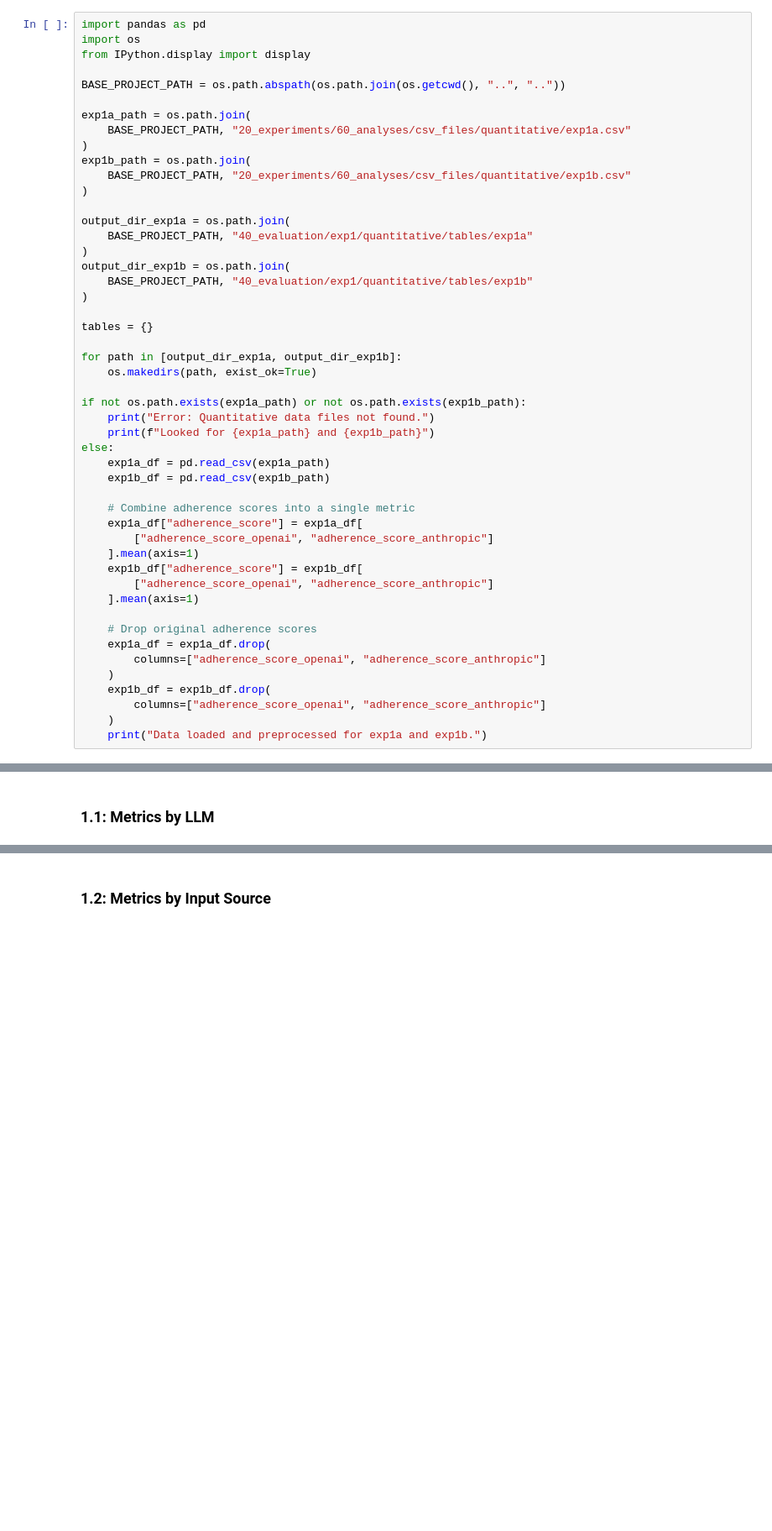
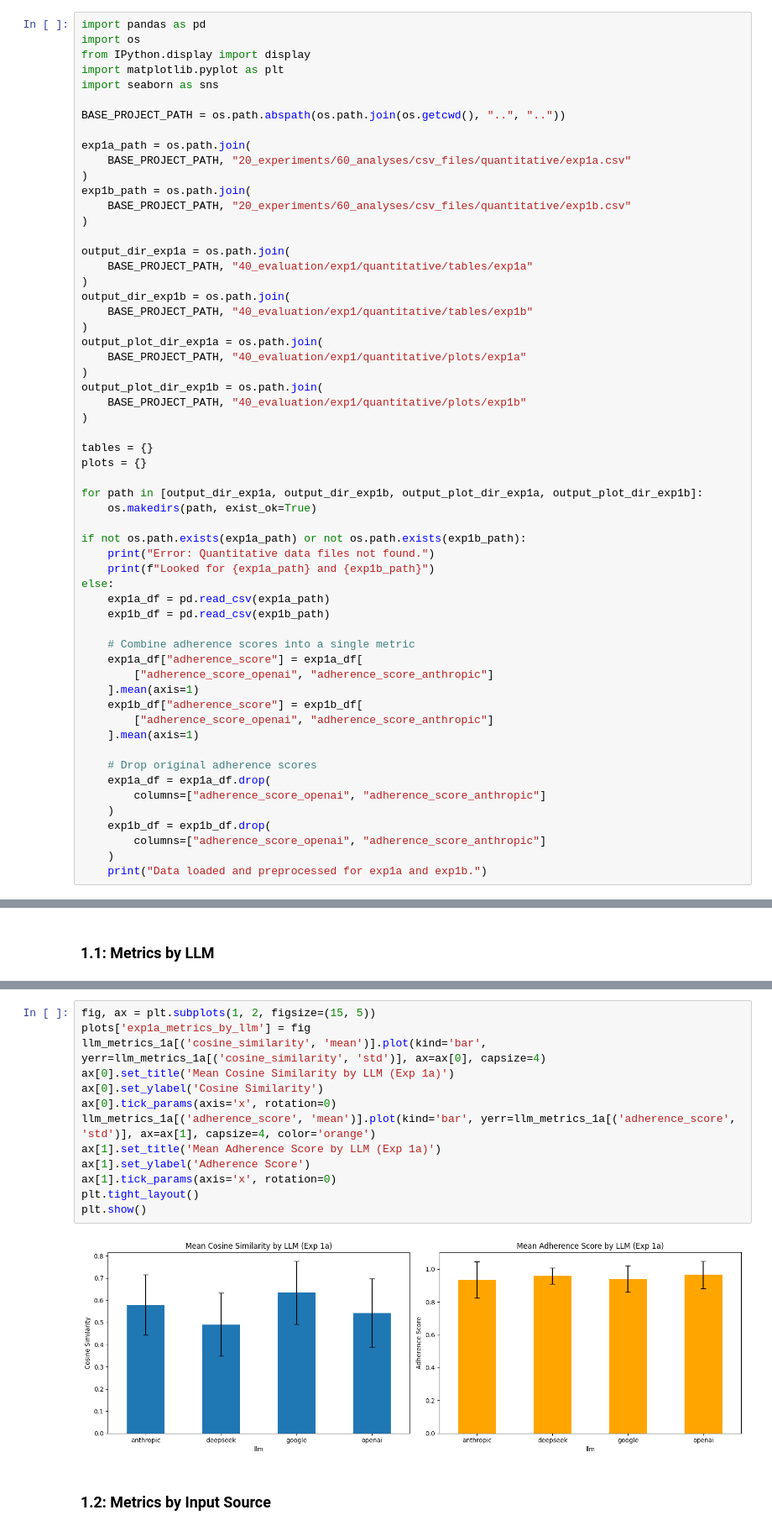
Before and after one commit to mgrube753/bachelor-thesis, a Jupyter notebook: 20_experiments/50_src/evaluation.ipynb, the cells around one changed output, grey strips where cells are left out. Shown: that part at 84% size. Drawn from its saved outputs; the diff is of its cells as text; blank space fills up the shorter version.

Commit message:
set up certain plots/heatmaps; enhance intermed defense

```diff
--- a/20_experiments/50_src/evaluation.ipynb
+++ b/20_experiments/50_src/evaluation.ipynb
@@ -2,6 +2,8 @@
 import pandas as pd
 import os
 from IPython.display import display
+import matplotlib.pyplot as plt
+import seaborn as sns
 
 BASE_PROJECT_PATH = os.path.abspath(os.path.join(os.getcwd(), "..", ".."))
 
@@ -18,10 +20,17 @@ output_dir_exp1a = os.path.join(
 output_dir_exp1b = os.path.join(
     BASE_PROJECT_PATH, "40_evaluation/exp1/quantitative/tables/exp1b"
 )
+output_plot_dir_exp1a = os.path.join(
+    BASE_PROJECT_PATH, "40_evaluation/exp1/quantitative/plots/exp1a"
+)
+output_plot_dir_exp1b = os.path.join(
+    BASE_PROJECT_PATH, "40_evaluation/exp1/quantitative/plots/exp1b"
+)
 
 tables = {}
+plots = {}
 
-for path in [output_dir_exp1a, output_dir_exp1b]:
+for path in [output_dir_exp1a, output_dir_exp1b, output_plot_dir_exp1a, output_plot_dir_exp1b]:
     os.makedirs(path, exist_ok=True)
 
 if not os.path.exists(exp1a_path) or not os.path.exists(exp1b_path):
@@ -60,3 +79,18 @@ display(llm_metrics_1a)
+# %%
+fig, ax = plt.subplots(1, 2, figsize=(15, 5))
+plots['exp1a_metrics_by_llm'] = fig
+llm_metrics_1a[('cosine_similarity', 'mean')].plot(kind='bar', yerr=llm_metrics_1a[('cosine_similarity', 'std')], ax=ax[0], capsize=4)
+ax[0].set_title('Mean Cosine Similarity by LLM (Exp 1a)')
+ax[0].set_ylabel('Cosine Similarity')
+ax[0].tick_params(axis='x', rotation=0)
+llm_metrics_1a[('adherence_score', 'mean')].plot(kind='bar', yerr=llm_metrics_1a[('adherence_score', 'std')], ax=ax[1], capsize=4, color='orange')
+ax[1].set_title('Mean Adherence Score by LLM (Exp 1a)')
+ax[1].set_ylabel('Adherence Score')
+ax[1].tick_params(axis='x', rotation=0)
+plt.tight_layout()
+plt.show()
+# %% [output]
+[figure, added]
 # %% [markdown]
 ### 1.2: Metrics by Input Source
 # %%
```
Also changed, not shown: parts of 34 cells of this notebook, 2 other files.
